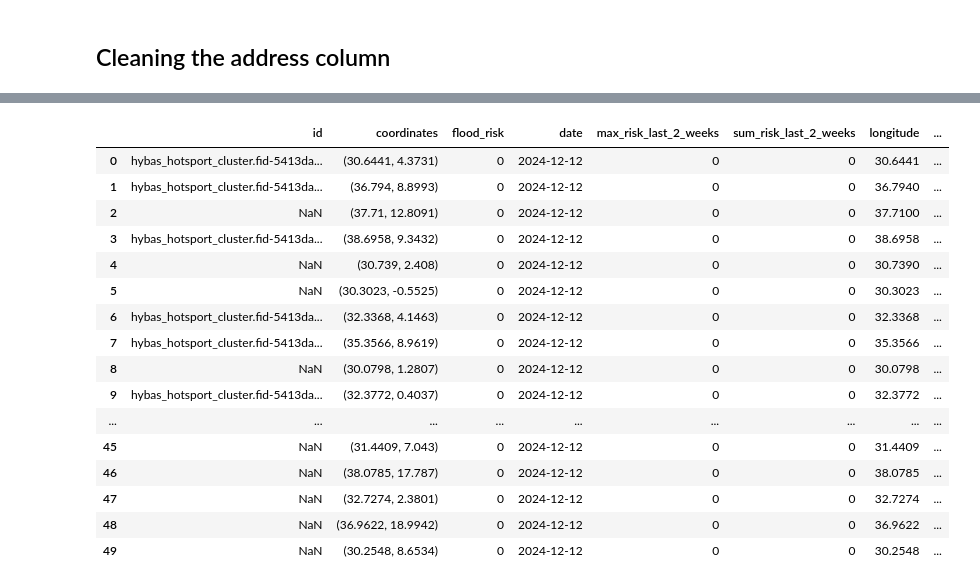
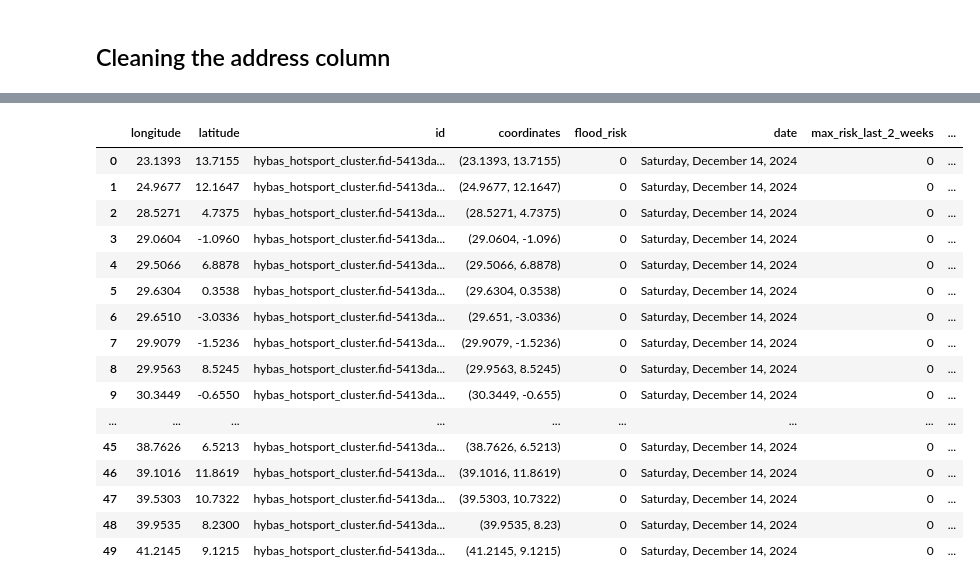
Before and after one commit to annikamcginnis/nile-basin-flood-hotspots-daily, a Jupyter notebook: hotspot_clusters_updater.ipynb, the cells around one changed output, grey strips where cells are left out. Drawn from its saved outputs; the diff is of its cells as text; code cells hidden in the pictures.

```diff
--- a/hotspot_clusters_updater.ipynb
+++ b/hotspot_clusters_updater.ipynb
@@ -365,0 +289,3 @@ last_2_weeks
+# %%
+df[['longitude', 'latitude']] = df['coordinates'].str.strip('()').str.split(', ', expand=True)
+df.head()
@@ -365,0 +299,3 @@ last_2_weeks
+# %%
+df['latitude'] = df['latitude'].astype(float)
+df['longitude'] = df['longitude'].astype(float)
@@ -365,0 +304,11 @@ last_2_weeks
+# %%
+from datetime import datetime, timedelta
+
+df['date'] = pd.to_datetime(df['date'])
+
+today_date = df['date'].max()
+two_weeks_ago = today_date - timedelta(days=14)
+# %%
+last_2_weeks = df[(df['date'] > two_weeks_ago) & (df['date'] <= today_date)]
+
+last_2_weeks
@@ -630,24 +584,24 @@ last_2_weeks
 # %%
-today_df = last_2_weeks[:50]
+today_df = last_2_weeks.groupby(['longitude','latitude'], as_index=False).last()
 today_df
 # %% [output]
-|  | id | coordinates | flood_risk | date | max_risk_last_2_weeks | sum_risk_last_2_weeks | longitude | ... |
-| 0 | hybas_hotsport_cluster.fid-5413da... | (30.6441, 4.3731) | 0 | 2024-12-12 | 0 | 0 | 30.6441 | ... |
-| 1 | hybas_hotsport_cluster.fid-5413da... | (36.794, 8.8993) | 0 | 2024-12-12 | 0 | 0 | 36.7940 | ... |
-| 2 | NaN | (37.71, 12.8091) | 0 | 2024-12-12 | 0 | 0 | 37.7100 | ... |
-| 3 | hybas_hotsport_cluster.fid-5413da... | (38.6958, 9.3432) | 0 | 2024-12-12 | 0 | 0 | 38.6958 | ... |
-| 4 | NaN | (30.739, 2.408) | 0 | 2024-12-12 | 0 | 0 | 30.7390 | ... |
-| 5 | NaN | (30.3023, -0.5525) | 0 | 2024-12-12 | 0 | 0 | 30.3023 | ... |
-| 6 | hybas_hotsport_cluster.fid-5413da... | (32.3368, 4.1463) | 0 | 2024-12-12 | 0 | 0 | 32.3368 | ... |
-| 7 | hybas_hotsport_cluster.fid-5413da... | (35.3566, 8.9619) | 0 | 2024-12-12 | 0 | 0 | 35.3566 | ... |
-| 8 | NaN | (30.0798, 1.2807) | 0 | 2024-12-12 | 0 | 0 | 30.0798 | ... |
-| 9 | hybas_hotsport_cluster.fid-5413da... | (32.3772, 0.4037) | 0 | 2024-12-12 | 0 | 0 | 32.3772 | ... |
+|  | longitude | latitude | id | coordinates | flood_risk | date | max_risk_last_2_weeks | ... |
+| 0 | 23.1393 | 13.7155 | hybas_hotsport_cluster.fid-5413da... | (23.1393, 13.7155) | 0 | Saturday, December 14, 2024 | 0 | ... |
+| 1 | 24.9677 | 12.1647 | hybas_hotsport_cluster.fid-5413da... | (24.9677, 12.1647) | 0 | Saturday, December 14, 2024 | 0 | ... |
+| 2 | 28.5271 | 4.7375 | hybas_hotsport_cluster.fid-5413da... | (28.5271, 4.7375) | 0 | Saturday, December 14, 2024 | 0 | ... |
+| 3 | 29.0604 | -1.0960 | hybas_hotsport_cluster.fid-5413da... | (29.0604, -1.096) | 0 | Saturday, December 14, 2024 | 0 | ... |
+| 4 | 29.5066 | 6.8878 | hybas_hotsport_cluster.fid-5413da... | (29.5066, 6.8878) | 0 | Saturday, December 14, 2024 | 0 | ... |
+| 5 | 29.6304 | 0.3538 | hybas_hotsport_cluster.fid-5413da... | (29.6304, 0.3538) | 0 | Saturday, December 14, 2024 | 0 | ... |
+| 6 | 29.6510 | -3.0336 | hybas_hotsport_cluster.fid-5413da... | (29.651, -3.0336) | 0 | Saturday, December 14, 2024 | 0 | ... |
+| 7 | 29.9079 | -1.5236 | hybas_hotsport_cluster.fid-5413da... | (29.9079, -1.5236) | 0 | Saturday, December 14, 2024 | 0 | ... |
+| 8 | 29.9563 | 8.5245 | hybas_hotsport_cluster.fid-5413da... | (29.9563, 8.5245) | 0 | Saturday, December 14, 2024 | 0 | ... |
+| 9 | 30.3449 | -0.6550 | hybas_hotsport_cluster.fid-5413da... | (30.3449, -0.655) | 0 | Saturday, December 14, 2024 | 0 | ... |
 | ... | ... | ... | ... | ... | ... | ... | ... | ... |
-| 45 | NaN | (31.4409, 7.043) | 0 | 2024-12-12 | 0 | 0 | 31.4409 | ... |
-| 46 | NaN | (38.0785, 17.787) | 0 | 2024-12-12 | 0 | 0 | 38.0785 | ... |
-| 47 | NaN | (32.7274, 2.3801) | 0 | 2024-12-12 | 0 | 0 | 32.7274 | ... |
-| 48 | NaN | (36.9622, 18.9942) | 0 | 2024-12-12 | 0 | 0 | 36.9622 | ... |
-| 49 | NaN | (30.2548, 8.6534) | 0 | 2024-12-12 | 0 | 0 | 30.2548 | ... |
+| 45 | 38.7626 | 6.5213 | hybas_hotsport_cluster.fid-5413da... | (38.7626, 6.5213) | 0 | Saturday, December 14, 2024 | 0 | ... |
+| 46 | 39.1016 | 11.8619 | hybas_hotsport_cluster.fid-5413da... | (39.1016, 11.8619) | 0 | Saturday, December 14, 2024 | 0 | ... |
+| 47 | 39.5303 | 10.7322 | hybas_hotsport_cluster.fid-5413da... | (39.5303, 10.7322) | 0 | Saturday, December 14, 2024 | 0 | ... |
+| 48 | 39.9535 | 8.2300 | hybas_hotsport_cluster.fid-5413da... | (39.9535, 8.23) | 0 | Saturday, December 14, 2024 | 0 | ... |
+| 49 | 41.2145 | 9.1215 | hybas_hotsport_cluster.fid-5413da... | (41.2145, 9.1215) | 0 | Saturday, December 14, 2024 | 0 | ... |
 # %%
 today_df['hotspot_name'].fillna("Unknown", inplace=True)
 # %% [output]
```
Also changed, not shown: parts of 58 cells of this notebook, 3 other files.
